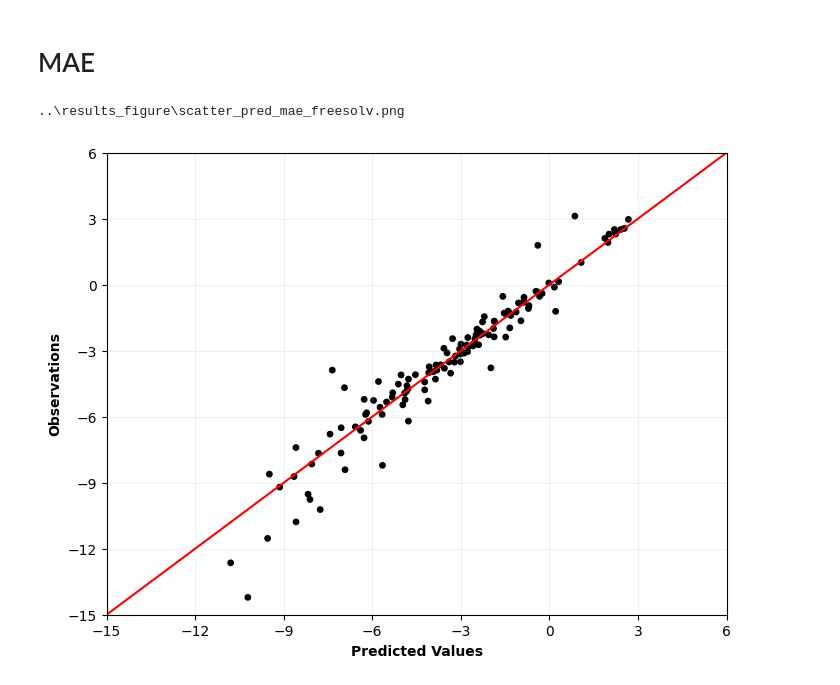
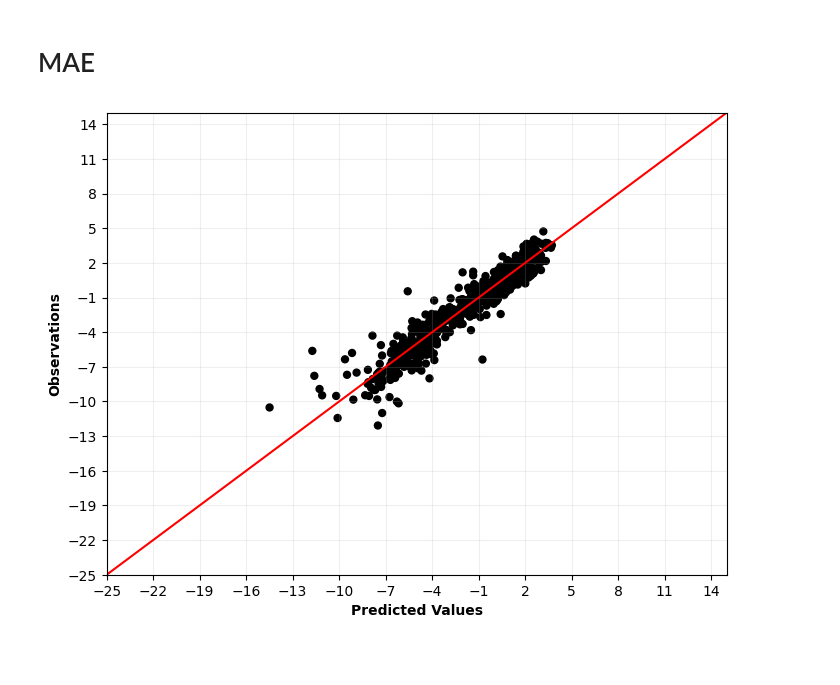
Before and after one commit to DSjayjang/Project, a Jupyter notebook: ChemGCNs/visualization/scatter_pred.ipynb, the cells around one changed output. Drawn from its saved outputs; the diff is of its cells as text; code cells hidden in the pictures; blank space fills up the shorter version.

```diff
--- a/ChemGCNs/visualization/scatter_pred.ipynb
+++ b/ChemGCNs/visualization/scatter_pred.ipynb
@@ -5,7 +5,7 @@ import pandas as pd
 import matplotlib.pyplot as plt
 from sklearn.metrics import r2_score
 # %%
-dataset = 'freesolv' # freesolv / esol / lipo / logvp / logp
+dataset = 'logvp' # freesolv / esol / lipo / logvp / logp
 save_dir = r'..\results_figure'
 # %% [markdown]
 # MSE & MAE for Test dataset
@@ -148,41 +151,40 @@ if dataset == 'freesolv':
 elif dataset == 'esol':
     plt.xlim(-10, 4)
     plt.ylim(-10, 4)
     plt.xticks(range(-10, 6, 2))
     plt.yticks(range(-10, 6, 2))
 elif dataset == 'lipo':
     plt.xlim(-4, 8)
     plt.ylim(-4, 8)
     plt.xticks(range(-4, 10, 2))
     plt.yticks(range(-4, 10, 2))
 elif dataset == 'logp':
     plt.xlim(-4, 6)
     plt.ylim(-4, 6)
     plt.xticks(range(-4, 7, 1))
     plt.yticks(range(-4, 7, 1))
 elif dataset == 'logvp':
-    plt.xlim(-15, 15)
-    plt.ylim(-15, 15)
-    plt.xticks(range(-15, 16, 3))
-    plt.yticks(range(-15, 16, 3))
+    plt.xlim(-25, 15)
+    plt.ylim(-25, 15)
+    plt.xticks(range(-25, 16, 3))
+    plt.yticks(range(-25, 16, 3))
 # elif dataset == 'vd':
 #     plt.xlim(0, 8)
 #     plt.ylim(0, 8)
 #     plt.xticks(range(0, 9, 1))
 #     plt.yticks(range(0, 9, 1))
 
 plt.xlabel("Predicted Values", fontweight = 'bold')
 plt.ylabel("Observations", fontweight = 'bold')
 
 plt.grid(alpha = 0.2)
 
-# 저장
-file_name = f'scatter_pred_mae_{dataset}.png'
-file_path = os.path.join(save_dir, file_name)
-print(file_path)
-plt.savefig(file_path, dpi = 300, bbox_inches = 'tight')
+# # 저장
+# file_name = f'scatter_pred_mae_{dataset}.png'
+# file_path = os.path.join(save_dir, file_name)
+# print(file_path)
+# plt.savefig(file_path, dpi = 300, bbox_inches = 'tight')
 
 plt.show()
 # %% [output]
-..\results_figure\scatter_pred_mae_freesolv.png
-[figure, old version]
+[figure, new version]
```
Also changed, not shown: parts of 3 cells of this notebook, 10 other files.
